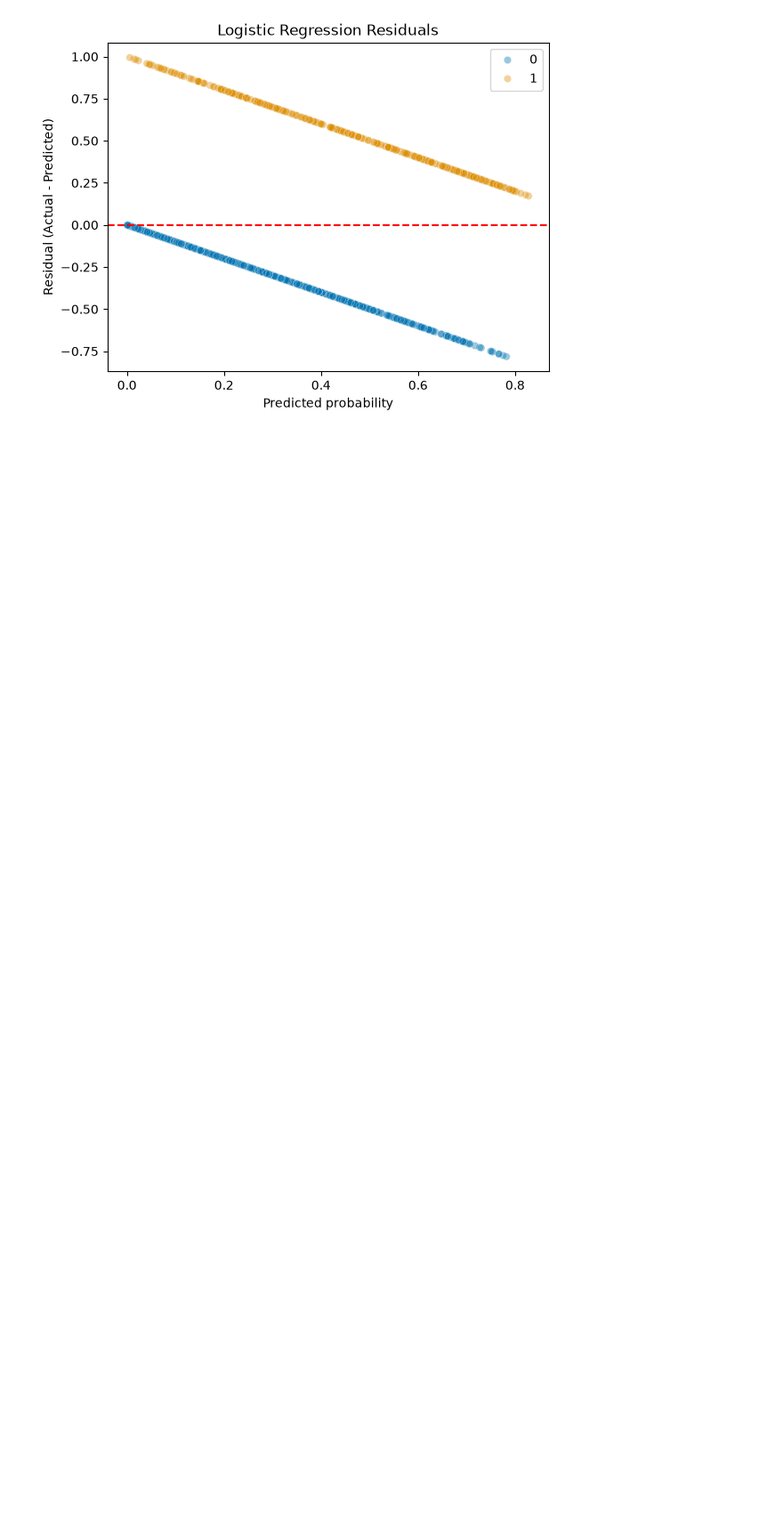
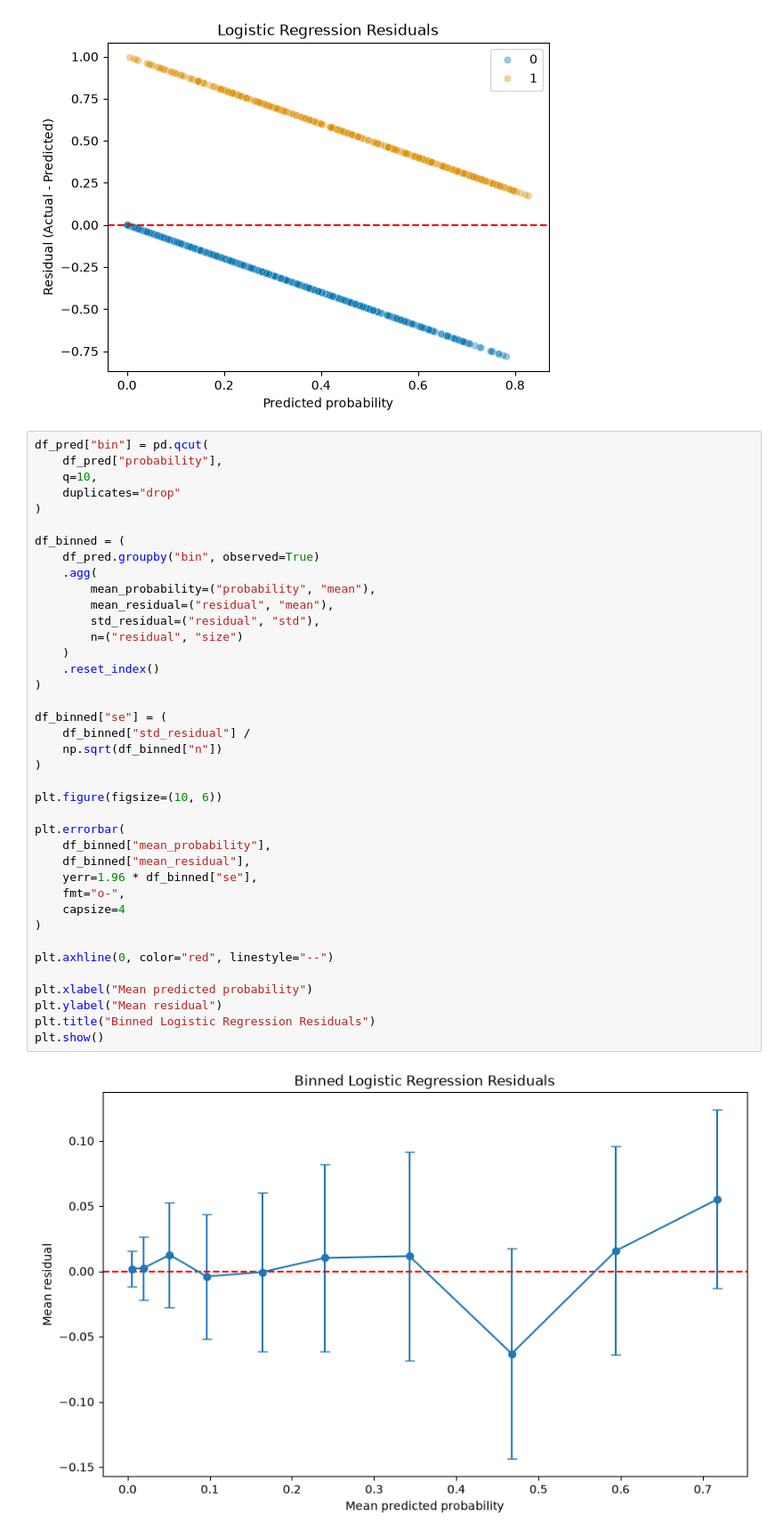
Before and after one commit to dangerpouse/zoomcamp---Machine-Learning, a Jupyter notebook: 03 - Classification/001 - Churn Project.ipynb, the cells around one changed output. Shown at 89% size. Drawn from its saved outputs; the diff is of its cells as text; blank space fills up the shorter version.

```diff
--- a/03 - Classification/001 - Churn Project.ipynb
+++ b/03 - Classification/001 - Churn Project.ipynb
@@ -754,3 +788,44 @@ plt.title("Logistic Regression Residuals")
 plt.show()
 # %% [output]
 [figure]
+# %%
+df_pred["bin"] = pd.qcut(
+    df_pred["probability"],
+    q=10,
+    duplicates="drop"
+)
+
+df_binned = (
+    df_pred.groupby("bin", observed=True)
+    .agg(
+        mean_probability=("probability", "mean"),
+        mean_residual=("residual", "mean"),
+        std_residual=("residual", "std"),
+        n=("residual", "size")
+    )
+    .reset_index()
+)
+
+df_binned["se"] = (
+    df_binned["std_residual"] /
+    np.sqrt(df_binned["n"])
+)
+
+plt.figure(figsize=(10, 6))
+
+plt.errorbar(
+    df_binned["mean_probability"],
+    df_binned["mean_residual"],
+    yerr=1.96 * df_binned["se"],
+    fmt="o-",
+    capsize=4
+)
+
+plt.axhline(0, color="red", linestyle="--")
+
+plt.xlabel("Mean predicted probability")
+plt.ylabel("Mean residual")
+plt.title("Binned Logistic Regression Residuals")
+plt.show()
+# %% [output]
+[figure, added]
```
Also changed, not shown: parts of 36 cells of this notebook, 3 other files.
